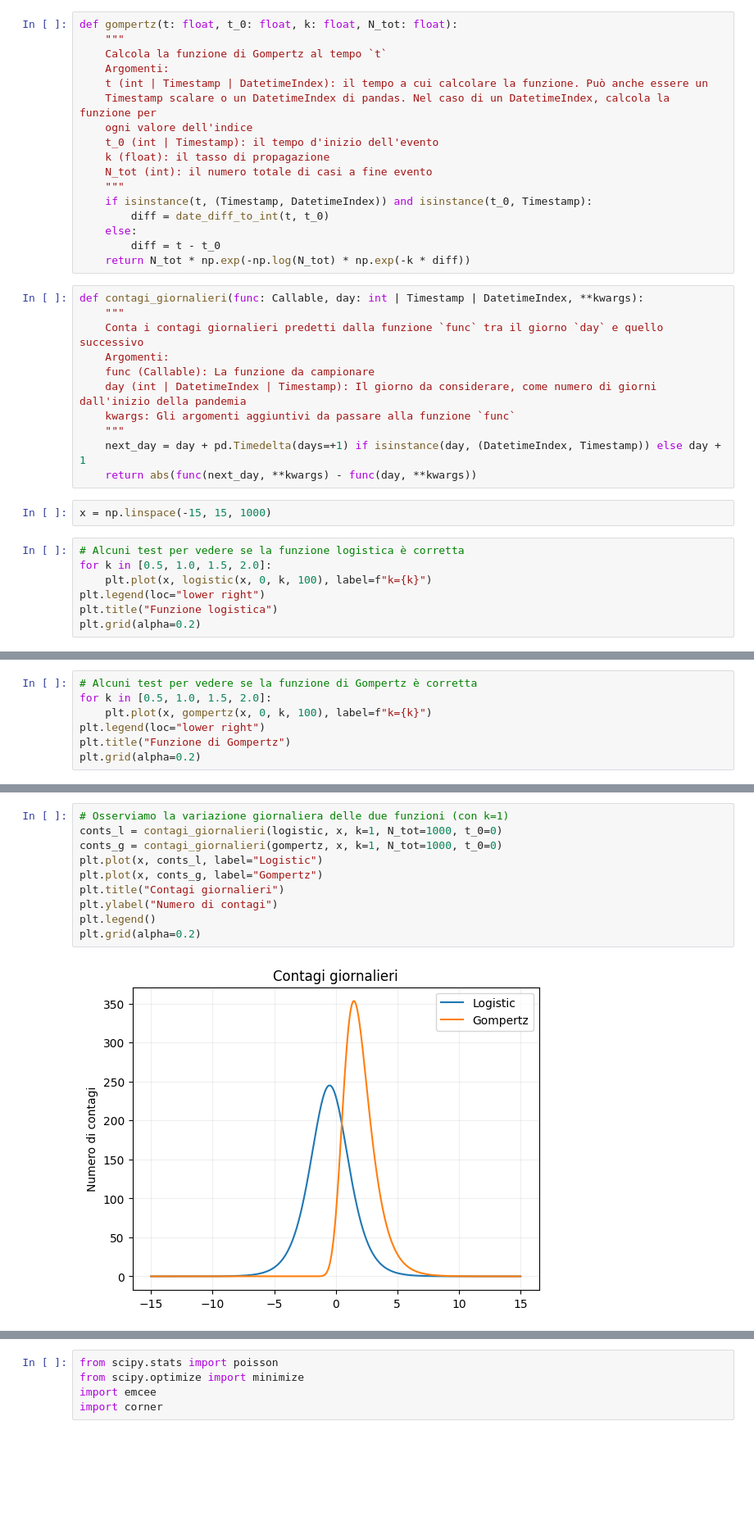
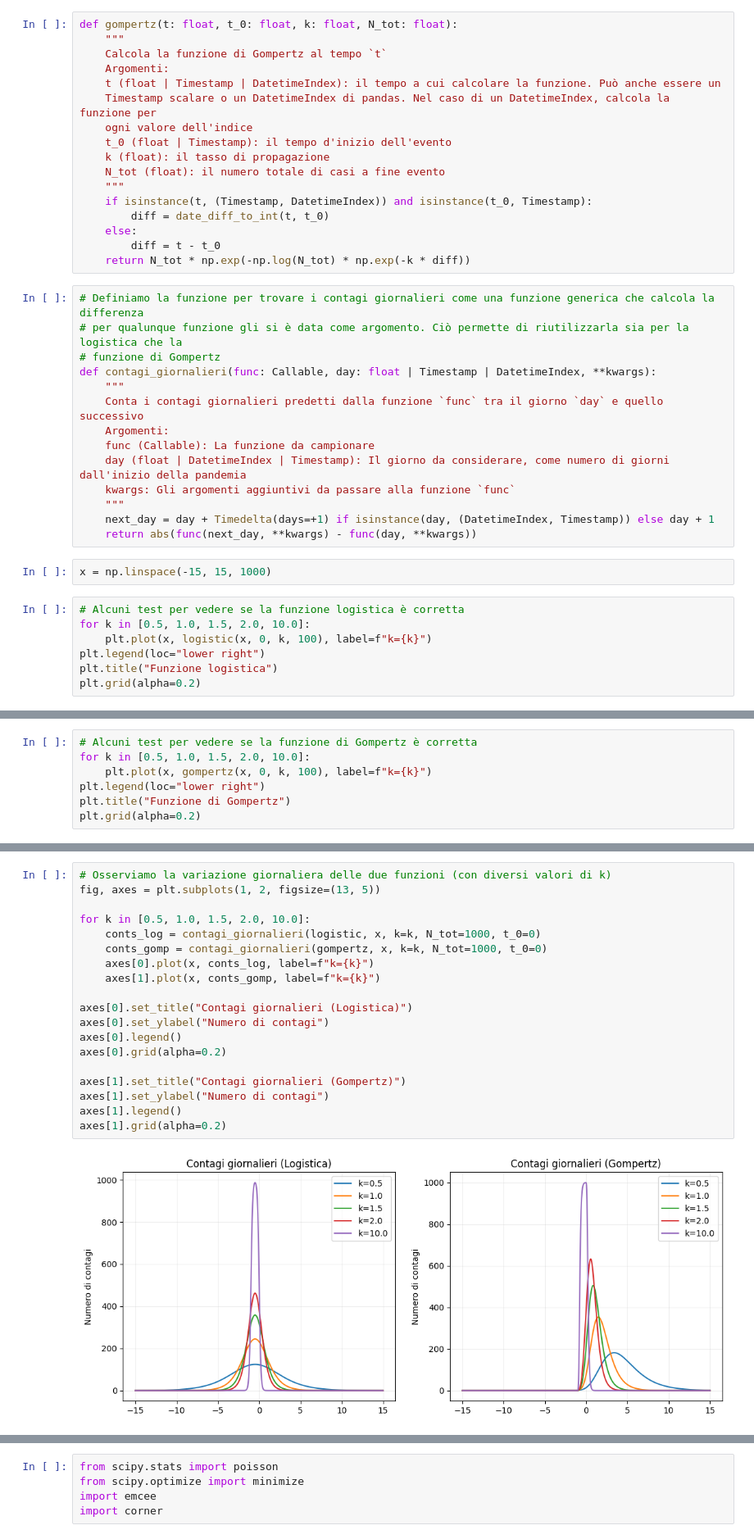
Before and after one commit to D4wnstar/analisi-covid-trmd, a Jupyter notebook: src/analisi.ipynb, the cells around one changed output, grey strips where cells are left out. Shown at 82% size. Saved outputs shown, nothing was run; the diff lists cells and outputs as text; blank space fills up the shorter version.

```diff
--- a/src/analisi.ipynb
+++ b/src/analisi.ipynb
@@ -116,12 +115,12 @@ def gompertz(t: float, t_0: float, k: float, N_tot: float):
     """
     Calcola la funzione di Gompertz al tempo `t`
     Argomenti:
-    t (int | Timestamp | DatetimeIndex): il tempo a cui calcolare la funzione. Può anche essere un
+    t (float | Timestamp | DatetimeIndex): il tempo a cui calcolare la funzione. Può anche essere un
     Timestamp scalare o un DatetimeIndex di pandas. Nel caso di un DatetimeIndex, calcola la funzione per
     ogni valore dell'indice
-    t_0 (int | Timestamp): il tempo d'inizio dell'evento
+    t_0 (float | Timestamp): il tempo d'inizio dell'evento
     k (float): il tasso di propagazione
-    N_tot (int): il numero totale di casi a fine evento
+    N_tot (float): il numero totale di casi a fine evento
     """
     if isinstance(t, (Timestamp, DatetimeIndex)) and isinstance(t_0, Timestamp):
         diff = date_diff_to_int(t, t_0)
@@ -129,21 +128,24 @@ def gompertz(t: float, t_0: float, k: float, N_tot: float):
         diff = t - t_0
     return N_tot * np.exp(-np.log(N_tot) * np.exp(-k * diff))
 # %%
-def contagi_giornalieri(func: Callable, day: int | Timestamp | DatetimeIndex, **kwargs):
+# Definiamo la funzione per trovare i contagi giornalieri come una funzione generica che calcola la differenza
+# per qualunque funzione gli si è data come argomento. Ciò permette di riutilizzarla sia per la logistica che la
+# funzione di Gompertz
+def contagi_giornalieri(func: Callable, day: float | Timestamp | DatetimeIndex, **kwargs):
     """
     Conta i contagi giornalieri predetti dalla funzione `func` tra il giorno `day` e quello successivo
     Argomenti:
     func (Callable): La funzione da campionare
-    day (int | DatetimeIndex | Timestamp): Il giorno da considerare, come numero di giorni dall'inizio della pandemia
+    day (float | DatetimeIndex | Timestamp): Il giorno da considerare, come numero di giorni dall'inizio della pandemia
     kwargs: Gli argomenti aggiuntivi da passare alla funzione `func`
     """
-    next_day = day + pd.Timedelta(days=+1) if isinstance(day, (DatetimeIndex, Timestamp)) else day + 1
+    next_day = day + Timedelta(days=+1) if isinstance(day, (DatetimeIndex, Timestamp)) else day + 1
     return abs(func(next_day, **kwargs) - func(day, **kwargs))
 # %%
 x = np.linspace(-15, 15, 1000)
 # %%
 # Alcuni test per vedere se la funzione logistica è corretta
-for k in [0.5, 1.0, 1.5, 2.0]:
+for k in [0.5, 1.0, 1.5, 2.0, 10.0]:
     plt.plot(x, logistic(x, 0, k, 100), label=f"k={k}")
 plt.legend(loc="lower right")
 plt.title("Funzione logistica")
@@ -153,6 +157,6 @@ plt.grid(alpha=0.2)
 # %%
 # Alcuni test per vedere se la funzione di Gompertz è corretta
-for k in [0.5, 1.0, 1.5, 2.0]:
+for k in [0.5, 1.0, 1.5, 2.0, 10.0]:
     plt.plot(x, gompertz(x, 0, k, 100), label=f"k={k}")
 plt.legend(loc="lower right")
 plt.title("Funzione di Gompertz")
@@ -162,12 +168,21 @@ plt.grid(alpha=0.2)
 # %%
-# Osserviamo la variazione giornaliera delle due funzioni (con k=1)
-conts_l = contagi_giornalieri(logistic, x, k=1, N_tot=1000, t_0=0)
-conts_g = contagi_giornalieri(gompertz, x, k=1, N_tot=1000, t_0=0)
-plt.plot(x, conts_l, label="Logistic")
-plt.plot(x, conts_g, label="Gompertz")
-plt.title("Contagi giornalieri")
-plt.ylabel("Numero di contagi")
-plt.legend()
-plt.grid(alpha=0.2)
+# Osserviamo la variazione giornaliera delle due funzioni (con diversi valori di k)
+fig, axes = plt.subplots(1, 2, figsize=(13, 5))
+
+for k in [0.5, 1.0, 1.5, 2.0, 10.0]:
+    conts_log = contagi_giornalieri(logistic, x, k=k, N_tot=1000, t_0=0)
+    conts_gomp = contagi_giornalieri(gompertz, x, k=k, N_tot=1000, t_0=0)
+    axes[0].plot(x, conts_log, label=f"k={k}")
+    axes[1].plot(x, conts_gomp, label=f"k={k}")
+
+axes[0].set_title("Contagi giornalieri (Logistica)")
+axes[0].set_ylabel("Numero di contagi")
+axes[0].legend()
+axes[0].grid(alpha=0.2)
+
+axes[1].set_title("Contagi giornalieri (Gompertz)")
+axes[1].set_ylabel("Numero di contagi")
+axes[1].legend()
+axes[1].grid(alpha=0.2)
 # %% [output]
-[figure, old version]
+[figure, new version]
```
Also changed, not shown: parts of 45 cells of this notebook.
